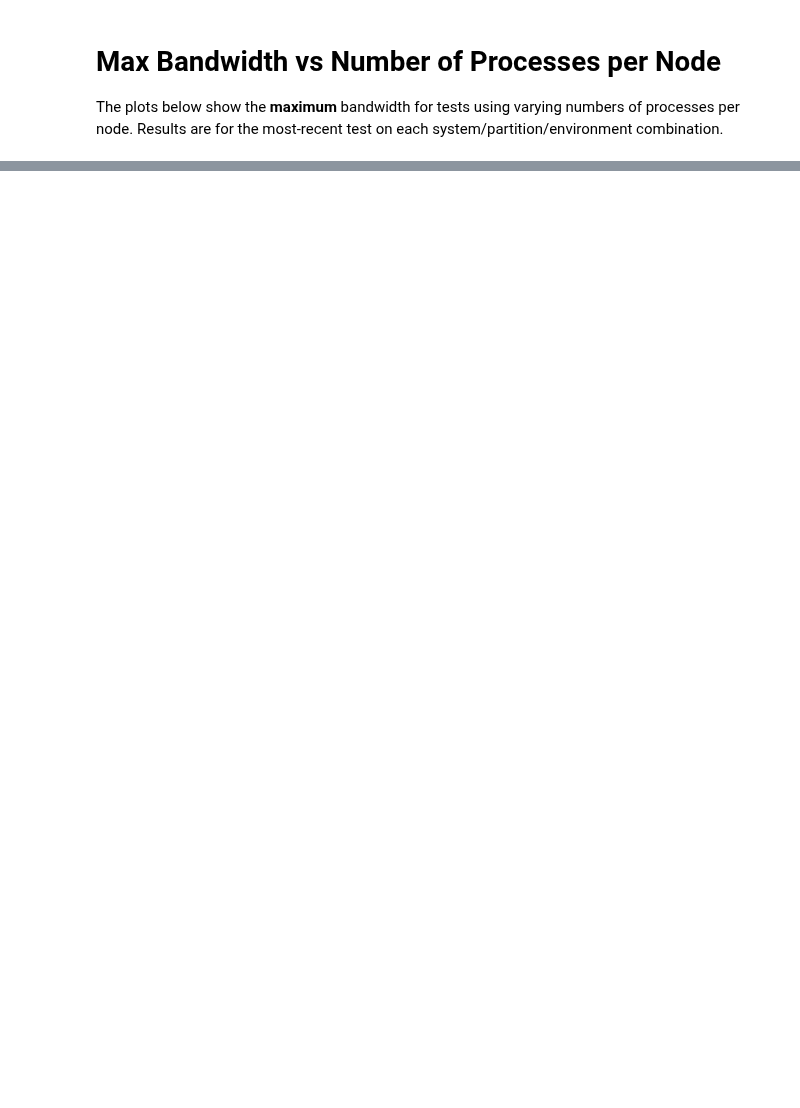
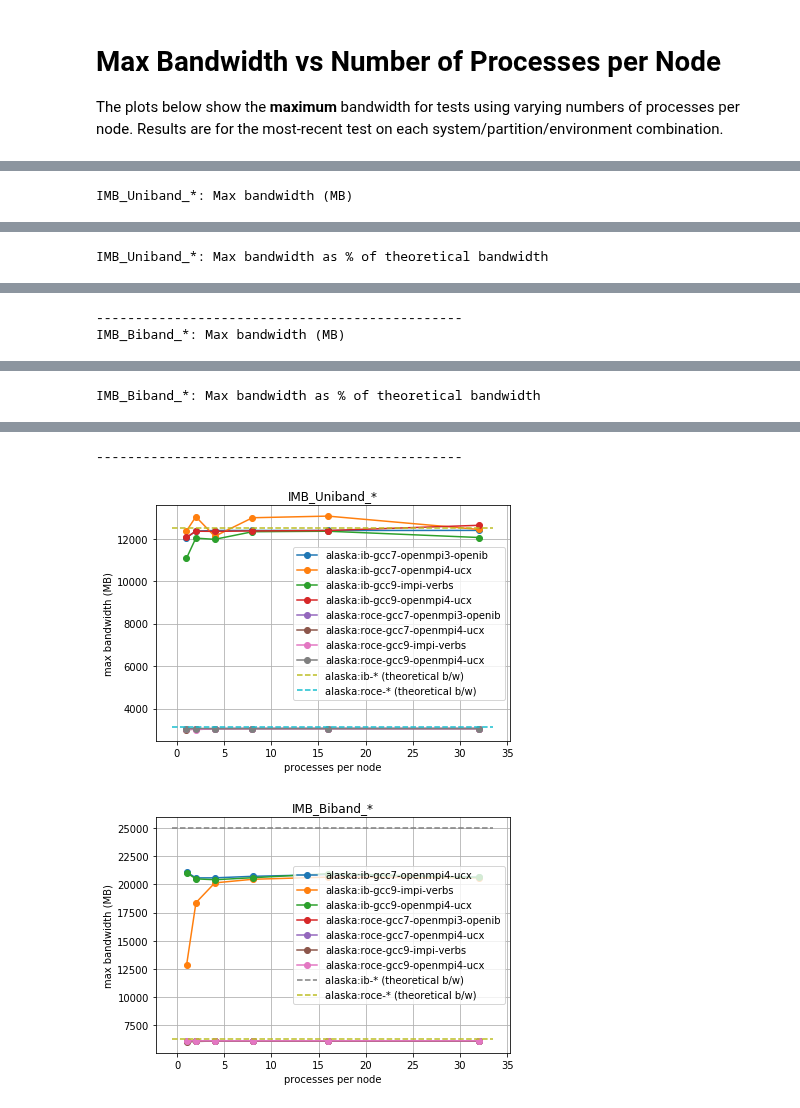
Before and after one commit to ukri-excalibur/excalibur-tests, a Jupyter notebook: apps/imb/IMB.ipynb, the cells around one changed output, grey strips where cells are left out. Drawn from its saved outputs; the diff is of its cells as text; code cells hidden in the pictures; blank space fills up the shorter version.

Commit message:
update IMB + plotting for procs_per_node tags and add sysinfo machinery for theoretical bandwidth

```diff
--- a/apps/imb/IMB.ipynb
+++ b/apps/imb/IMB.ipynb
@@ -159,0 +72,37 @@ alaska-roce-openmpi4-ucx-imb: 98%
+# %%
+# constants:
+Gb_to_MB = 125.0
+TEST_BANDWIDTH_FACTOR = {'IMB_Uniband_*':1.0, 'IMB_Biband_*':2.0} # b/c biband is bidirectional
+
+for test in ['IMB_Uniband_*', 'IMB_Biband_*']:
+
+    # get, plot and tabulate data:
+    df = modules.utils.tabulate_last_perf(test, 'procs_per_node', 'max_bandwidth')
+    print('%s: Max bandwidth (MB)' % test)
+    display(HTML(df.to_html()))
+    ax = df.plot(grid=True, style='o-')
+
+    # add max bandwidth info to plot:
+    xlim = ax.get_xlim()
+    for syspart, bw in modules.utils.get_sys_param('interconnect_Gb').items():
+        theoretical_bw_MB = bw * Gb_to_MB * TEST_BANDWIDTH_FACTOR[test]
+        label = syspart + " (theoretical b/w)"
+        ax.plot(xlim, [theoretical_bw_MB, theoretical_bw_MB], '--', label=label)
+
+    # format plot:
+    ax.set_xlabel('processes per node')
+    ax.set_ylabel('max bandwidth (MB)')
+    plt.tight_layout()
+    ax.set_title(test)
+    ax.legend()
+
+    # TODO: calculate real vs theortical perf
+    print('%s: Max bandwidth as %% of theoretical bandwidth' % test)
+    theory = [modules.utils.get_sysinfo(syspart)['interconnect_Gb'] * Gb_to_MB * TEST_BANDWIDTH_FACTOR[test] for syspart in df.columns]
+    df_percent = 100 * (df / theory)
+    #print('theory:', theory)
+    display(HTML(df_percent.astype(int).to_html()))
+
+    print('-----------------------------------------------')
+# %% [output]
+IMB_Uniband_*: Max bandwidth (MB)
@@ -159,0 +117 @@ alaska-roce-openmpi4-ucx-imb: 98%
+IMB_Uniband_*: Max bandwidth as % of theoretical bandwidth
@@ -159,0 +126,2 @@ alaska-roce-openmpi4-ucx-imb: 98%
+-----------------------------------------------
+IMB_Biband_*: Max bandwidth (MB)
@@ -159,0 +136 @@ alaska-roce-openmpi4-ucx-imb: 98%
+IMB_Biband_*: Max bandwidth as % of theoretical bandwidth
@@ -159,0 +145,3 @@ alaska-roce-openmpi4-ucx-imb: 98%
+-----------------------------------------------
+[figure, added]
+[figure, added]
```
Also changed, not shown: parts of 3 cells of this notebook, 3 other files.
